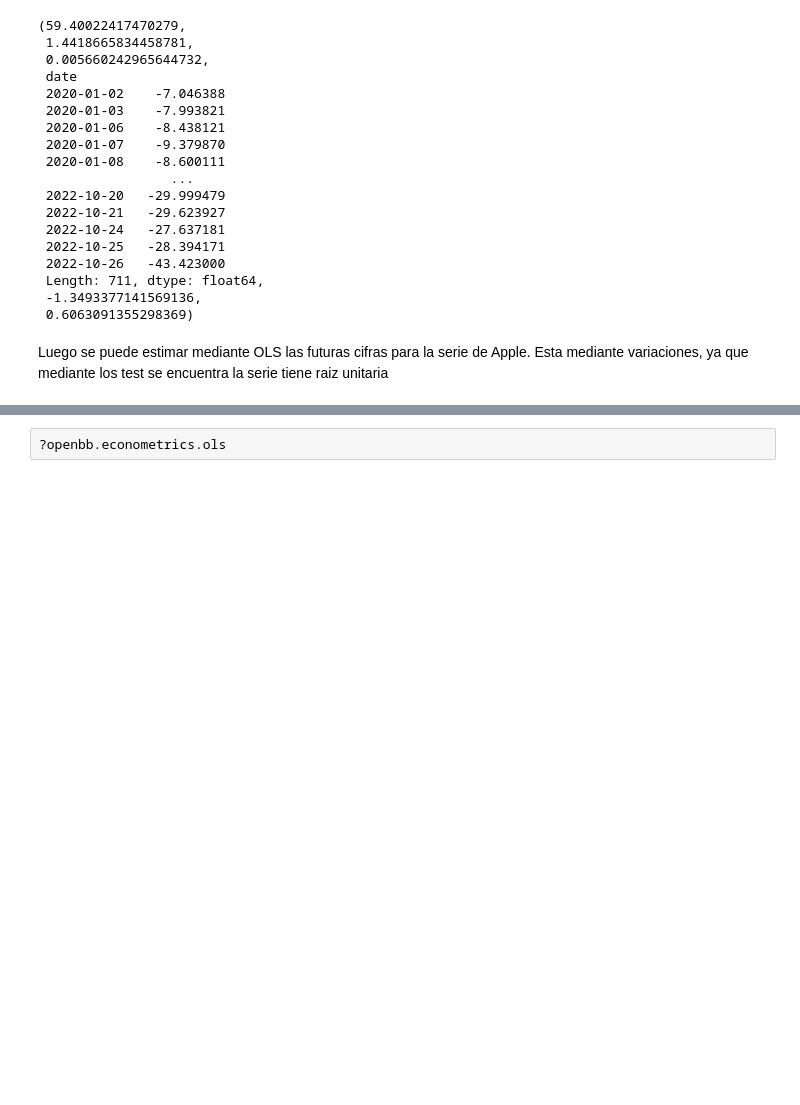
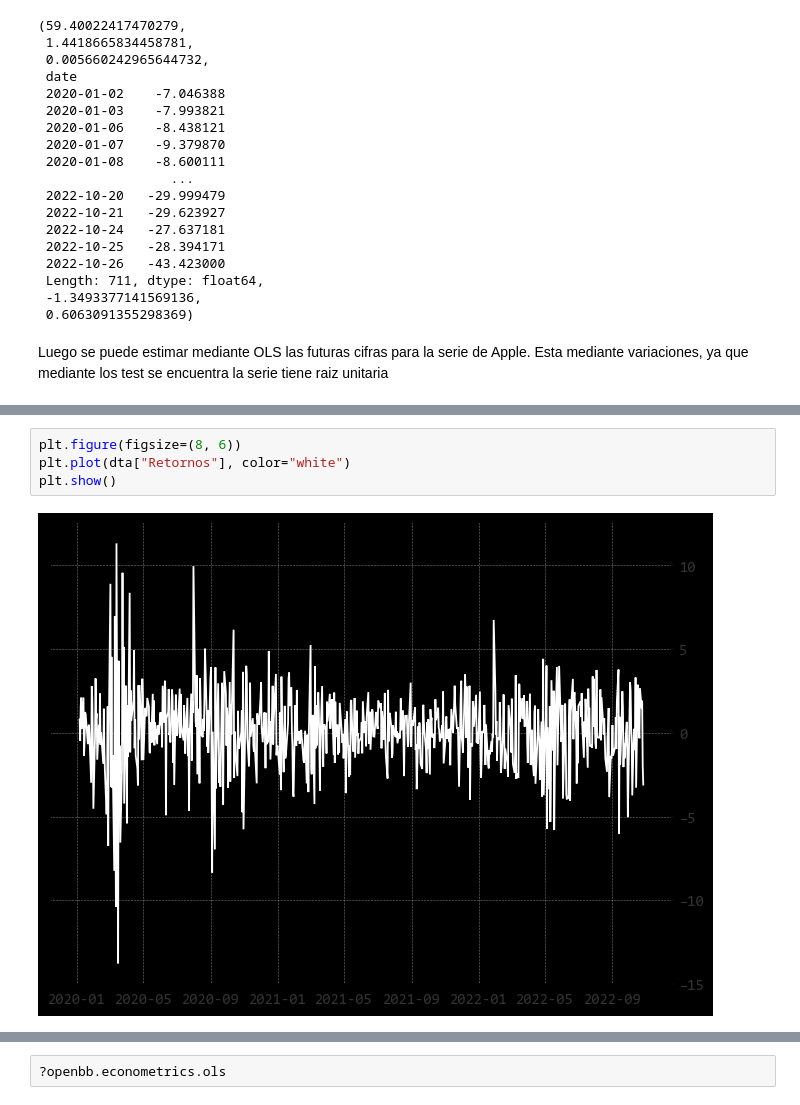
Before and after one commit to mauricioalvaradoo/openbb_terminal, a Jupyter notebook: openbb_inspection.ipynb, the cells around one changed output, grey strips where cells are left out. Saved outputs shown, nothing was run; the diff lists cells and outputs as text; blank space fills up the shorter version.

```diff
--- a/openbb_inspection.ipynb
+++ b/openbb_inspection.ipynb
@@ -214 +214,7 @@ Loading Daily AAPL stock with starting period 2020-01-02 for analysis.
+# %%
+plt.figure(figsize=(8, 6))
+plt.plot(dta["Retornos"], color="white")
+plt.show()
+# %% [output]
+[figure, added]
 # %%
```
Also changed, not shown: parts of 2 cells of this notebook, 2 other files.
